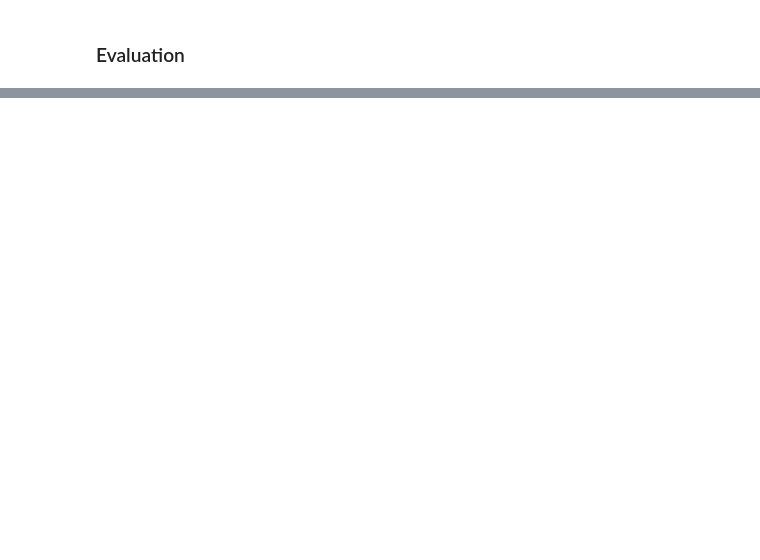
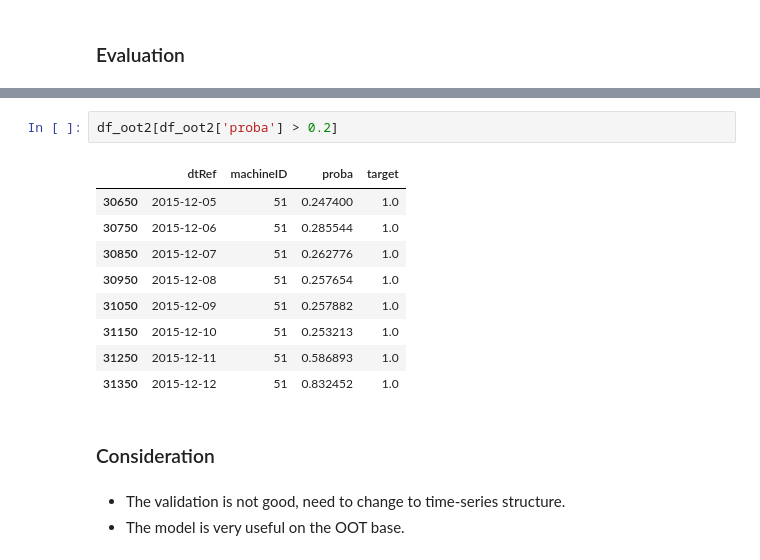
Before and after one commit to jooaobrum/preditive-maintenance, a Jupyter notebook: notebooks/pdm-exploration-ml.ipynb, the cells around one changed output, grey strips where cells are left out. Drawn from its saved outputs; the diff is of its cells as text; blank space fills up the shorter version.

```diff
--- a/notebooks/pdm-exploration-ml.ipynb
+++ b/notebooks/pdm-exploration-ml.ipynb
@@ -544,0 +565,17 @@ repair_cost = 1
+# %%
+df_oot2[df_oot2['proba'] > 0.2]
+# %% [output]
+|  | dtRef | machineID | proba | target |
+| 30650 | 2015-12-05 | 51 | 0.247400 | 1.0 |
+| 30750 | 2015-12-06 | 51 | 0.285544 | 1.0 |
+| 30850 | 2015-12-07 | 51 | 0.262776 | 1.0 |
+| 30950 | 2015-12-08 | 51 | 0.257654 | 1.0 |
+| 31050 | 2015-12-09 | 51 | 0.257882 | 1.0 |
+| 31150 | 2015-12-10 | 51 | 0.253213 | 1.0 |
+| 31250 | 2015-12-11 | 51 | 0.586893 | 1.0 |
+| 31350 | 2015-12-12 | 51 | 0.832452 | 1.0 |
+# %% [markdown]
+### Consideration
+# %% [markdown]
+- The validation is not good, need to change to time-series structure.
+- The model is very useful on the OOT base.
```
Also changed, not shown: parts of 45 cells of this notebook, 4 other files.
